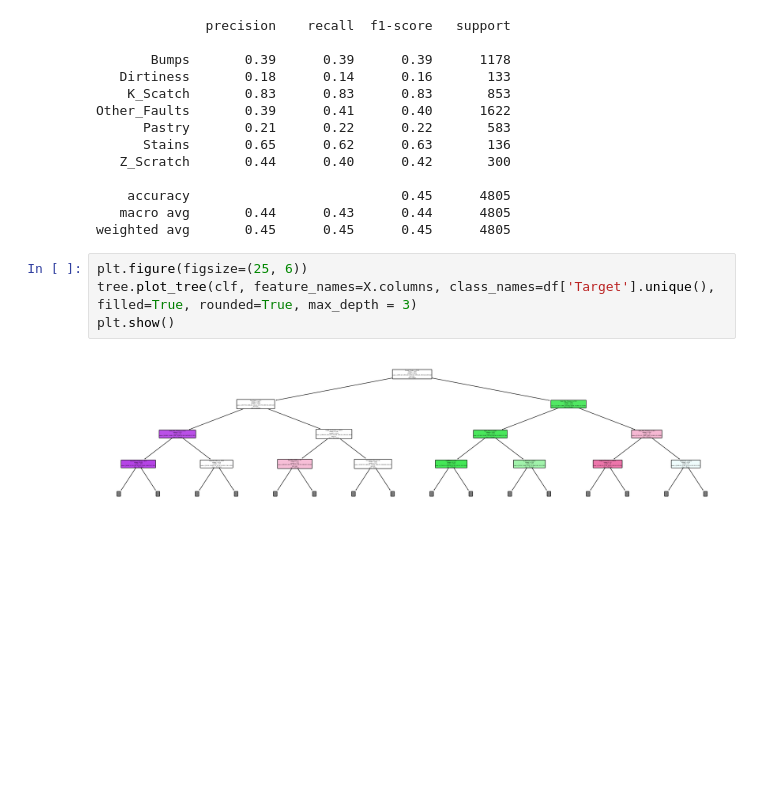
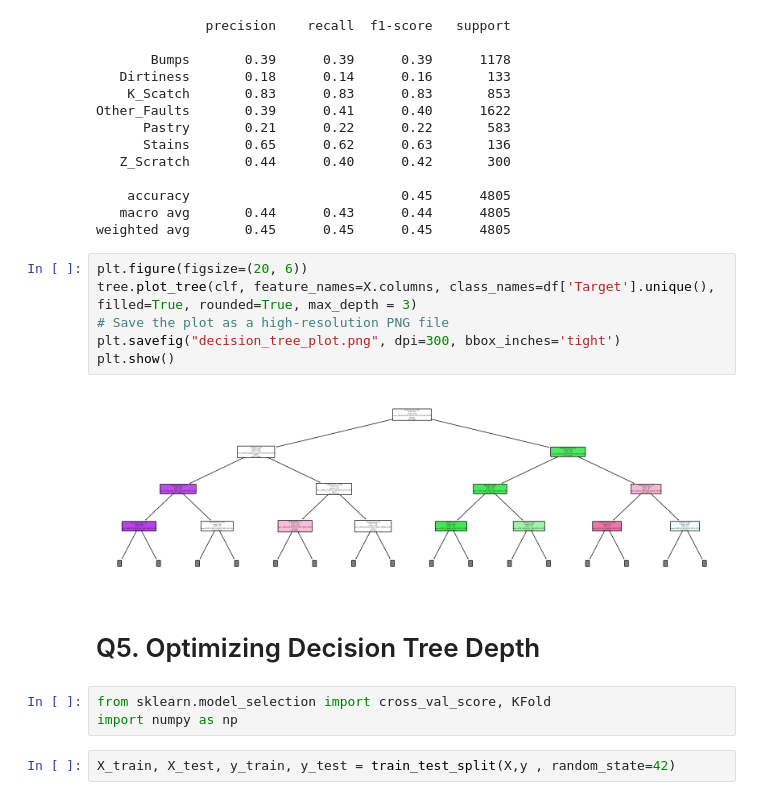
Before and after one commit to UpendraSinghRathore85/ML-Projects-Python, a Jupyter notebook: Supervised Algorithms/Day 136 - ML Decision Trees-1 Assignment.ipynb, the cells around one changed output. Saved outputs shown, nothing was run; the diff lists cells and outputs as text; blank space fills up the shorter version.

Commit message:
updated decision tree

```diff
--- a/Supervised Algorithms/Day 136 - ML Decision Trees-1 Assignment.ipynb
+++ b/Supervised Algorithms/Day 136 - ML Decision Trees-1 Assignment.ipynb
@@ -328,8 +335,17 @@ Other_Faults       0.39      0.41      0.40      1622
    macro avg       0.44      0.43      0.44      4805
 weighted avg       0.45      0.45      0.45      4805
 # %%
-plt.figure(figsize=(25, 6))
+plt.figure(figsize=(20, 6))
 tree.plot_tree(clf, feature_names=X.columns, class_names=df['Target'].unique(), filled=True, rounded=True, max_depth = 3)
+# Save the plot as a high-resolution PNG file
+plt.savefig("decision_tree_plot.png", dpi=300, bbox_inches='tight')
 plt.show()
 # %% [output]
-[figure, old version]
+[figure, new version]
+# %% [markdown]
+# Q5. Optimizing Decision Tree Depth
+# %%
+from sklearn.model_selection import cross_val_score, KFold
+import numpy as np
+# %%
+X_train, X_test, y_train, y_test = train_test_split(X,y , random_state=42)
```
Also changed, not shown: parts of 20 cells of this notebook, 2 other files.
